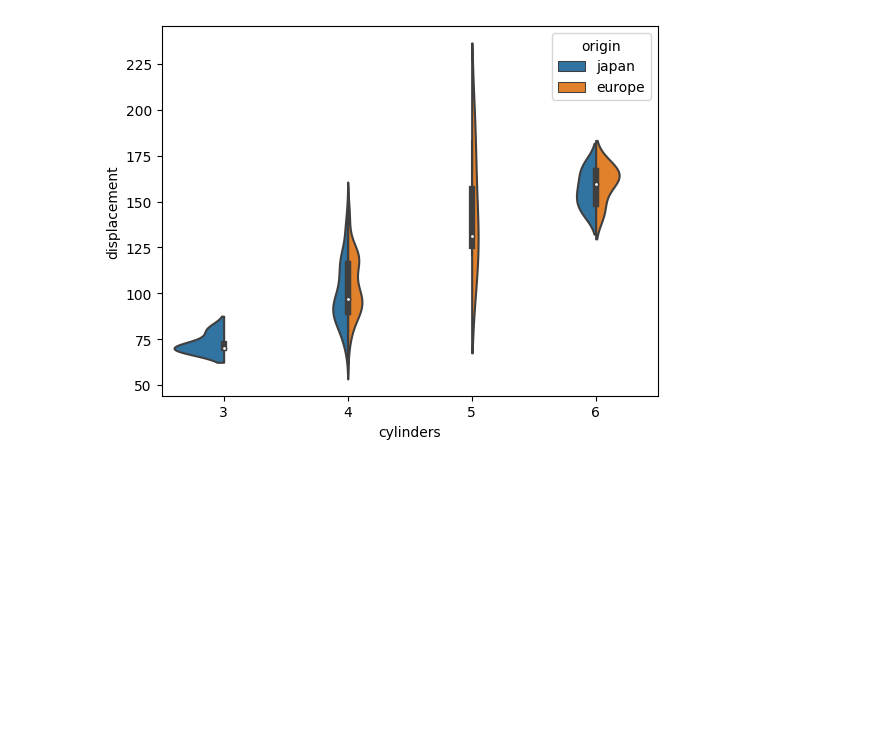
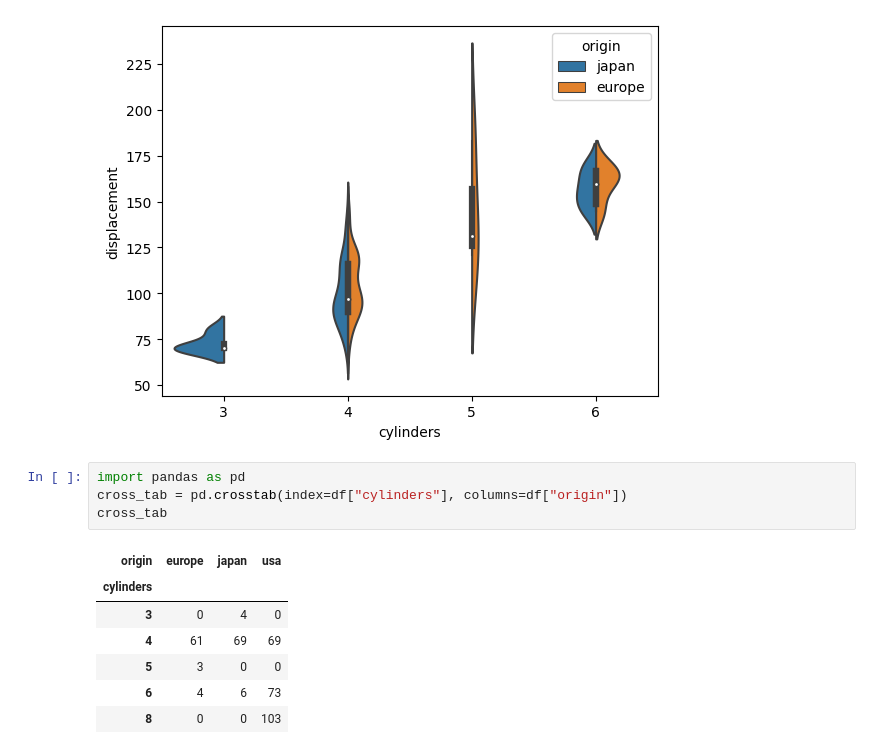
Before and after one commit to sayol/Violin-Plot, a Jupyter notebook: Violin Plot.ipynb, the cells around one changed output. Drawn from its saved outputs; the diff is of its cells as text; blank space fills up the shorter version.

```diff
--- a/Violin Plot.ipynb
+++ b/Violin Plot.ipynb
@@ -137,3 +137,15 @@ sns.violinplot(data=df[df["origin"].isin(["japan", "europe"])],
 plt.show()
 # %% [output]
 [figure]
+# %%
+import pandas as pd
+cross_tab = pd.crosstab(index=df["cylinders"], columns=df["origin"])
+cross_tab
+# %% [output]
+| origin | europe | japan | usa |
+| cylinders |  |  |  |
+| 3 | 0 | 4 | 0 |
+| 4 | 61 | 69 | 69 |
+| 5 | 3 | 0 | 0 |
+| 6 | 4 | 6 | 73 |
+| 8 | 0 | 0 | 103 |
```
Also changed, not shown: parts of 4 cells of this notebook.
